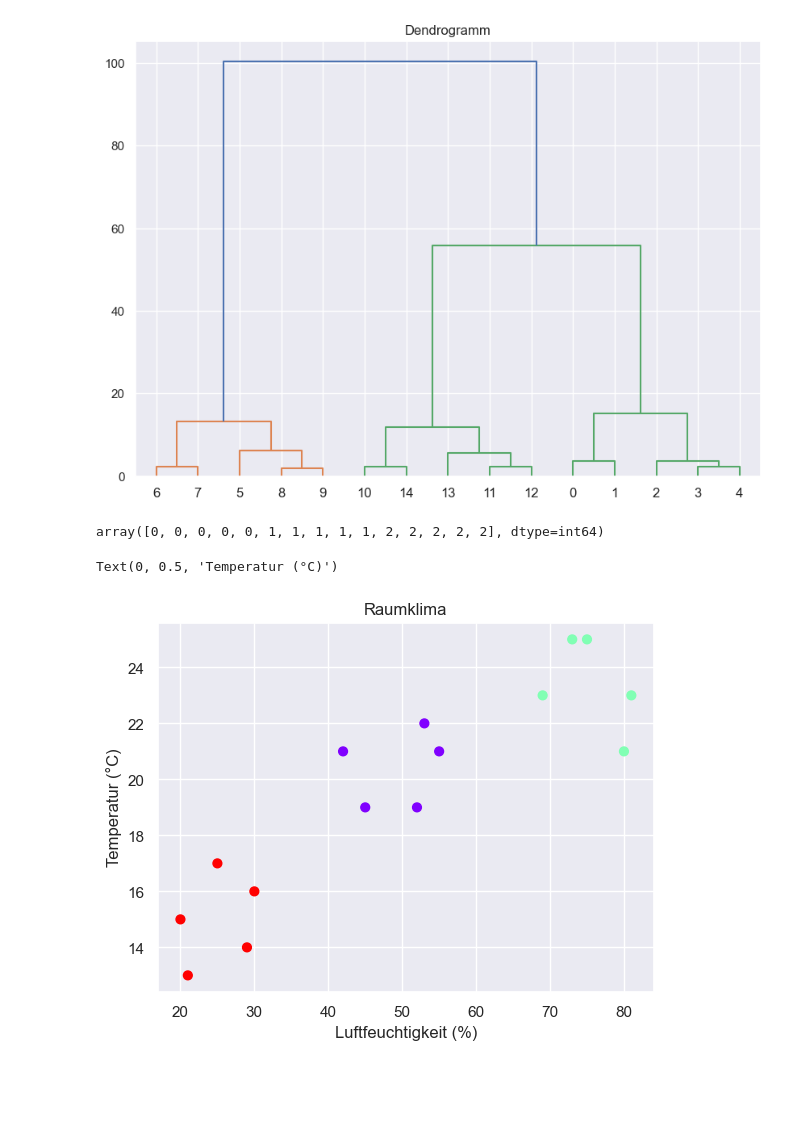
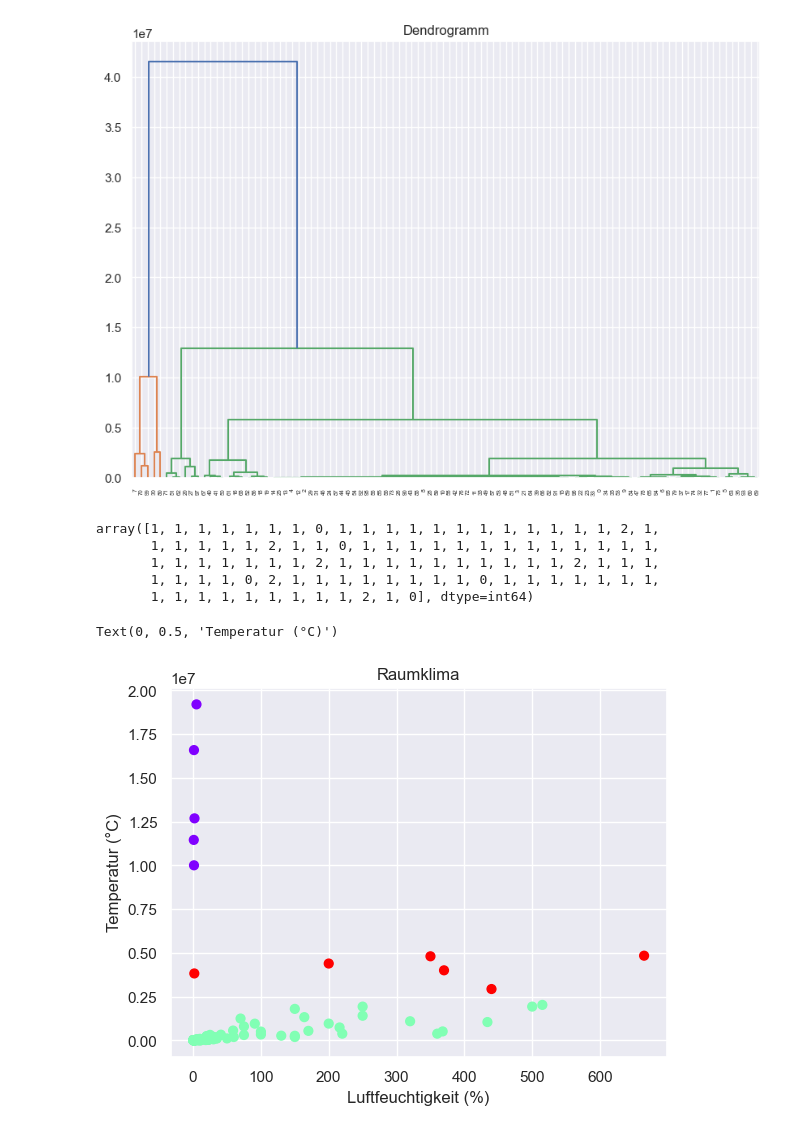
Before and after one commit to FrankCastlepancakes/ClusteringScikitLearn, a Jupyter notebook: notebook.ipynb, the cells around one changed output. Drawn from its saved outputs; the diff is of its cells as text; code cells hidden in the pictures; blank space fills up the shorter version.

Commit message:
New dataset

```diff
--- a/notebook.ipynb
+++ b/notebook.ipynb
@@ -74,0 +8,6 @@ Merkmalswerte der Zentren:
+# %%
+# Read csv file
+packages_df = read_csv('datasets/Packstücke.csv', sep=';', header=0)
+
+# Show first ten rows of dataframe
+packages_df.head(10)
@@ -74,0 +37,18 @@ Merkmalswerte der Zentren:
+# %%
+#
+packages_df[["Package No", "Shipment No"]] = packages_df[["Package No", "Shipment No"]].astype(str)
+
+# Drop not needed cols
+x = packages_df.drop(["Package No", "Shipment No"], axis=1)
+
+# Replace ',' with '.' (us standard)
+x["Gross Weight (kg)"] = x.apply(lambda row: str(row["Gross Weight (kg)"]).replace(",", "."), axis=1)
+x["Width (cm)"] = x.apply(lambda row: str(row["Width (cm)"]).replace(",", "."), axis=1)
+
+# Convert to correct data type
+x[["Gross Weight (kg)", "Width (cm)"]] = x[["Gross Weight (kg)", "Width (cm)"]].astype(float)
+x[["Height (cm)", "Length (cm)"]] = x[["Height (cm)", "Length (cm)"]].astype(int)
+
+# Calculate volume of each row
+x["Volume (cm³)"] = x.apply(lambda row: row["Width (cm)"] * row["Height (cm)"] * row["Length (cm)"], axis=1)
+x.head(10)
@@ -75,29 +76,33 @@ Merkmalswerte der Zentren:
 # %%
-plt.figure(figsize=(10, 7))
-plt.title("Dendrogramm")
-dend = shc.dendrogram(shc.linkage(X, method='ward'))
+figure(figsize=(10, 7))
+title("Dendrogramm")
+dend = dendrogram(linkage(x, method='ward'))
 # %% [output]
-[figure, old version]
+[figure, new version]
 # %%
 # hierarchisches Modell festlegen, inkl. Anzahl der Cluster
 cluster = AgglomerativeClustering(n_clusters=3, affinity='euclidean', linkage='ward')
 
 # Vorhersage mittels des hierarchischen Modells
-cluster = cluster.fit(X)
-y_cluster = cluster.fit_predict(X)
+cluster = cluster.fit(x)
+y_cluster = cluster.fit_predict(x)
 
 # vorhergesagte Zuordnungen der Merkmalskombinationen zu den geschätzten Zentren
 y_cluster #or:
 # print(cluster.labels_)
 # %% [output]
-array([0, 0, 0, 0, 0, 1, 1, 1, 1, 1, 2, 2, 2, 2, 2], dtype=int64)
+array([1, 1, 1, 1, 1, 1, 1, 0, 1, 1, 1, 1, 1, 1, 1, 1, 1, 1, 1, 1, 2, 1,
+       1, 1, 1, 1, 1, 2, 1, 1, 0, 1, 1, 1, 1, 1, 1, 1, 1, 1, 1, 1, 1, 1,
+       1, 1, 1, 1, 1, 1, 1, 2, 1, 1, 1, 1, 1, 1, 1, 1, 1, 1, 2, 1, 1, 1,
+       1, 1, 1, 1, 0, 2, 1, 1, 1, 1, 1, 1, 1, 1, 0, 1, 1, 1, 1, 1, 1, 1,
+       1, 1, 1, 1, 1, 1, 1, 1, 1, 2, 1, 0], dtype=int64)
 # %%
 # Daten visualisieren: Merkmale
-plt.scatter(X[:, 0], X[:, 1], c=cluster.labels_, s=40, cmap='rainbow')
+scatter(x["Gross Weight (kg)"].to_numpy(), x["Volume (cm³)"].to_numpy(), c=cluster.labels_, s=40, cmap='rainbow')
 
-plt.title("Raumklima")
-plt.xlabel("Luftfeuchtigkeit (%)")
-plt.ylabel("Temperatur (°C)")
+title("Raumklima")
+xlabel("Luftfeuchtigkeit (%)")
+ylabel("Temperatur (°C)")
 # %% [output]
 Text(0, 0.5, 'Temperatur (°C)')
-[figure, old version]
+[figure, new version]
```
Also changed, not shown: parts of 10 cells of this notebook, 1 other file.
